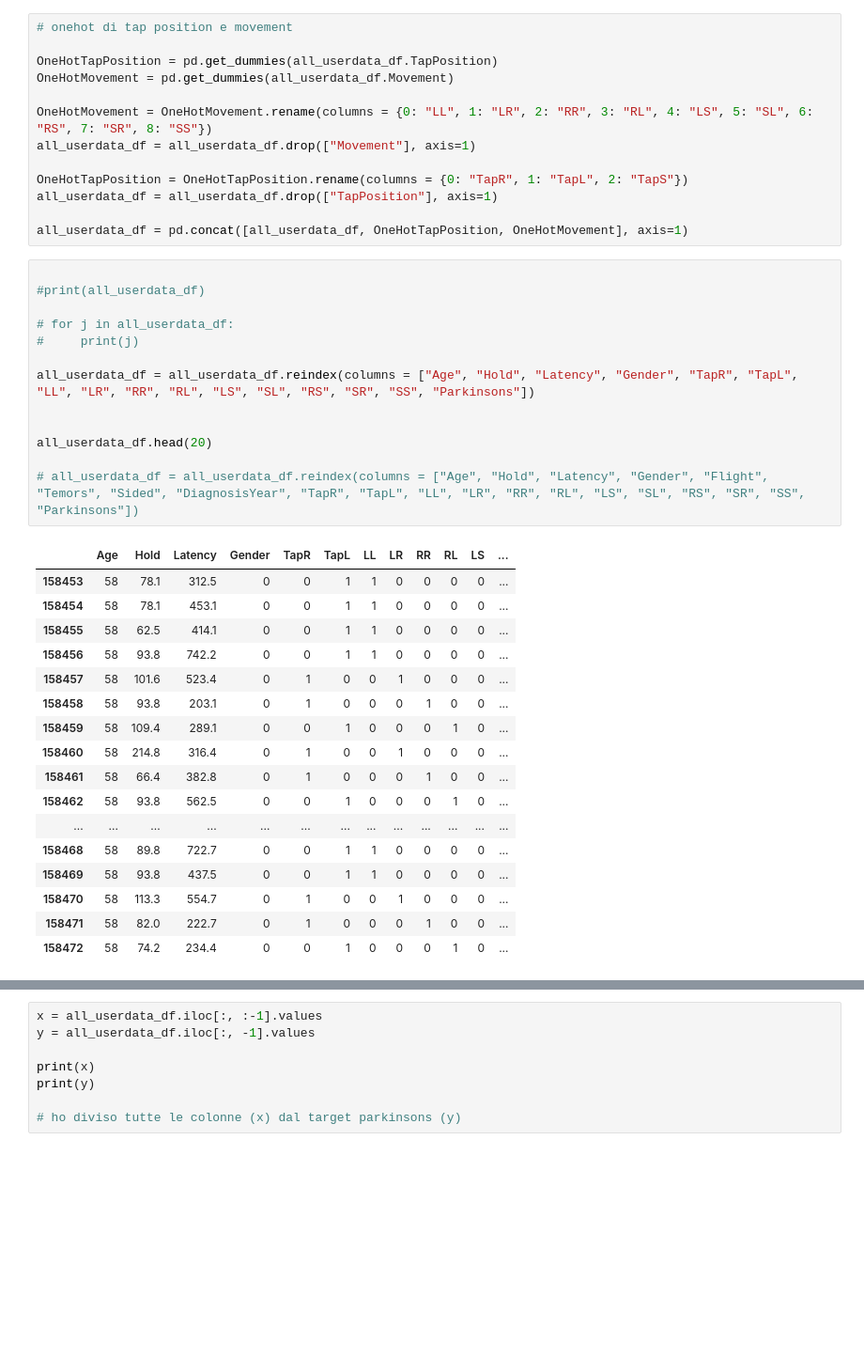
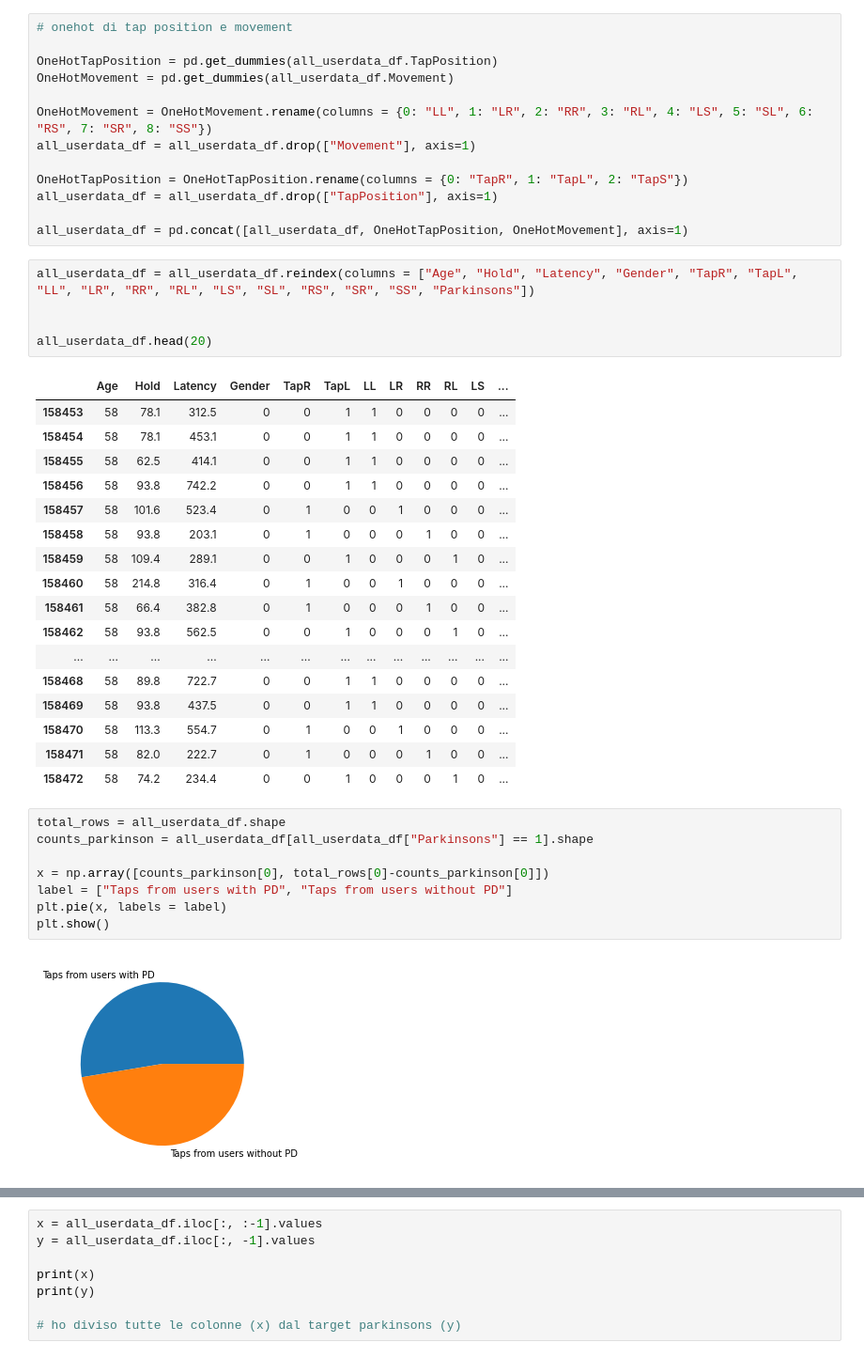
Before and after one commit to simonesinceri/ML-Project, a Jupyter notebook: parkinson.ipynb, the cells around one changed output, grey strips where cells are left out. Shown: that part at 94% size. Saved outputs shown, nothing was run; the diff lists cells and outputs as text; blank space fills up the shorter version.

```diff
--- a/parkinson.ipynb
+++ b/parkinson.ipynb
@@ -231,18 +185,10 @@ all_userdata_df = all_userdata_df.drop(["TapPosition"], axis=1)
 
 all_userdata_df = pd.concat([all_userdata_df, OneHotTapPosition, OneHotMovement], axis=1)
 # %%
-
-#print(all_userdata_df)
-
-# for j in all_userdata_df:
-#     print(j)
-
 all_userdata_df = all_userdata_df.reindex(columns = ["Age", "Hold", "Latency", "Gender", "TapR", "TapL", "LL", "LR", "RR", "RL", "LS", "SL", "RS", "SR", "SS", "Parkinsons"])
 
 
 all_userdata_df.head(20)
-
-# all_userdata_df = all_userdata_df.reindex(columns = ["Age", "Hold", "Latency", "Gender", "Flight", "Temors", "Sided", "DiagnosisYear", "TapR", "TapL", "LL", "LR", "RR", "RL", "LS", "SL", "RS", "SR", "SS", "Parkinsons"])
 # %% [output]
 |  | Age | Hold | Latency | Gender | TapR | TapL | LL | LR | RR | RL | LS | ... |
 | 158453 | 58 | 78.1 | 312.5 | 0 | 0 | 1 | 1 | 0 | 0 | 0 | 0 | ... |
@@ -261,3 +207,13 @@ all_userdata_df.head(20)
 | 158470 | 58 | 113.3 | 554.7 | 0 | 1 | 0 | 0 | 1 | 0 | 0 | 0 | ... |
 | 158471 | 58 | 82.0 | 222.7 | 0 | 1 | 0 | 0 | 0 | 1 | 0 | 0 | ... |
 | 158472 | 58 | 74.2 | 234.4 | 0 | 0 | 1 | 0 | 0 | 0 | 1 | 0 | ... |
+# %%
+total_rows = all_userdata_df.shape
+counts_parkinson = all_userdata_df[all_userdata_df["Parkinsons"] == 1].shape
+
+x = np.array([counts_parkinson[0], total_rows[0]-counts_parkinson[0]])
+label = ["Taps from users with PD", "Taps from users without PD"]
+plt.pie(x, labels = label)
+plt.show()
+# %% [output]
+[figure, added]
```
Also changed, not shown: parts of 28 cells of this notebook.
